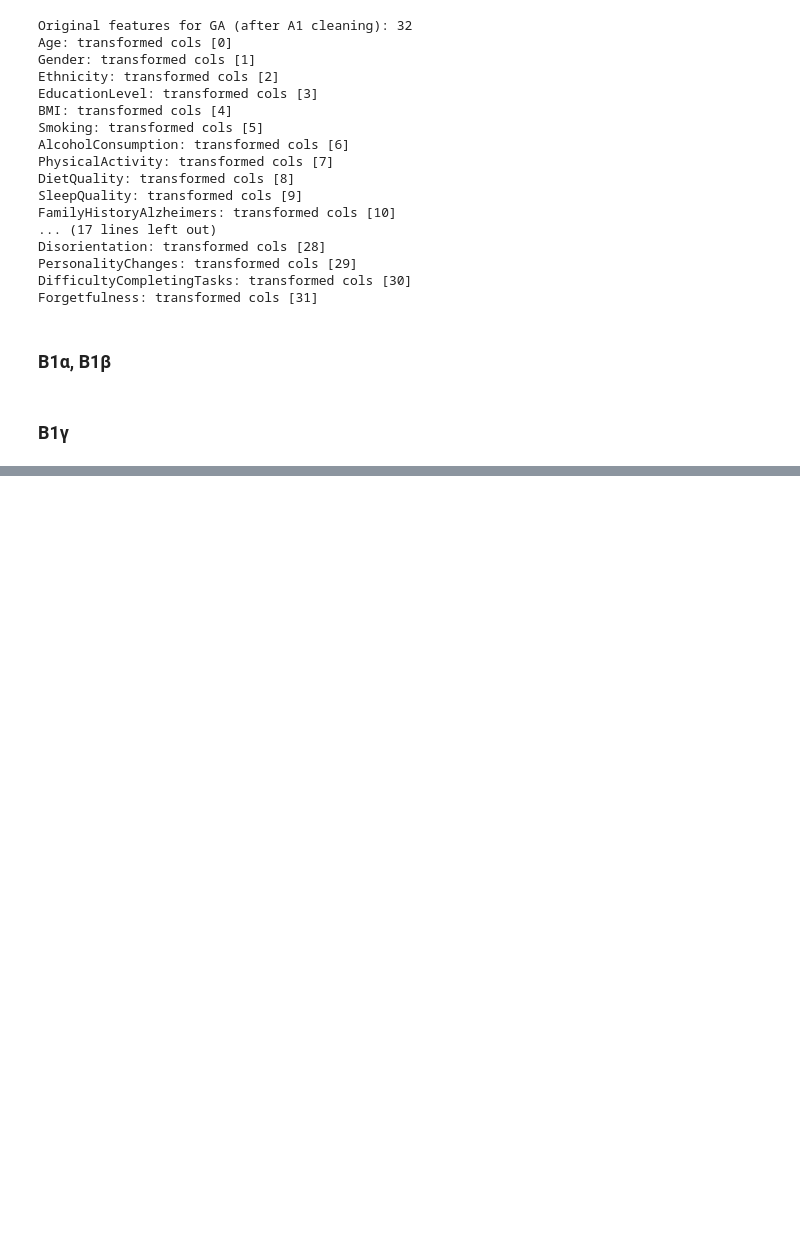
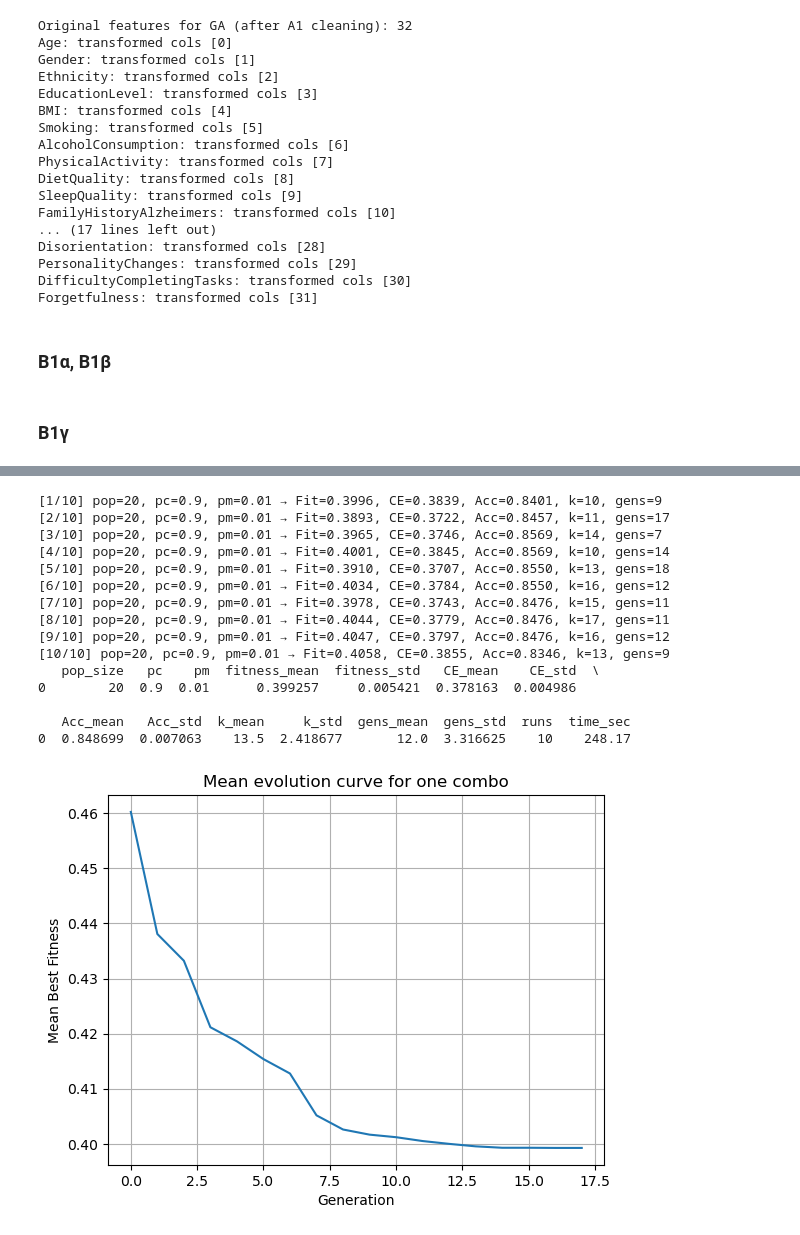
Before and after one commit to funkassembly/Computational-Intel-2025-PartB, a Jupyter notebook: YN_b_v01.ipynb, the cells around one changed output, grey strips where cells are left out. Drawn from its saved outputs; the diff is of its cells as text; code cells hidden in the pictures; blank space fills up the shorter version.

```diff
--- a/YN_b_v01.ipynb
+++ b/YN_b_v01.ipynb
@@ -185,0 +647,40 @@ Demo chromosome: {'fitness': 0.6436, 'CE': 0.6155, 'Acc': 0.7268, 'k': 18}
+# %%
+# 4th combo
+df_one, curve_one = run_single_combo(
+    pop_size=20,
+    pc=0.9,
+    pm=0.01,
+    repeats=10,
+    lam=0.05,
+    max_gens=300,
+    patience=15,
+    min_rel_improv=0.01,
+    patience_rel=5,
+    verbose=True
+)
+print(df_one)
+
+plt.figure()
+plt.plot(curve_one)
+plt.xlabel("Generation")
+plt.ylabel("Mean Best Fitness")
+plt.title("Mean evolution curve for one combo")
+plt.grid(True)
+plt.show()
+# %% [output]
+[1/10] pop=20, pc=0.9, pm=0.01 → Fit=0.3996, CE=0.3839, Acc=0.8401, k=10, gens=9
+[2/10] pop=20, pc=0.9, pm=0.01 → Fit=0.3893, CE=0.3722, Acc=0.8457, k=11, gens=17
+[3/10] pop=20, pc=0.9, pm=0.01 → Fit=0.3965, CE=0.3746, Acc=0.8569, k=14, gens=7
+[4/10] pop=20, pc=0.9, pm=0.01 → Fit=0.4001, CE=0.3845, Acc=0.8569, k=10, gens=14
+[5/10] pop=20, pc=0.9, pm=0.01 → Fit=0.3910, CE=0.3707, Acc=0.8550, k=13, gens=18
+[6/10] pop=20, pc=0.9, pm=0.01 → Fit=0.4034, CE=0.3784, Acc=0.8550, k=16, gens=12
+[7/10] pop=20, pc=0.9, pm=0.01 → Fit=0.3978, CE=0.3743, Acc=0.8476, k=15, gens=11
+[8/10] pop=20, pc=0.9, pm=0.01 → Fit=0.4044, CE=0.3779, Acc=0.8476, k=17, gens=11
+[9/10] pop=20, pc=0.9, pm=0.01 → Fit=0.4047, CE=0.3797, Acc=0.8476, k=16, gens=12
+[10/10] pop=20, pc=0.9, pm=0.01 → Fit=0.4058, CE=0.3855, Acc=0.8346, k=13, gens=9
+   pop_size   pc    pm  fitness_mean  fitness_std   CE_mean    CE_std  \
+0        20  0.9  0.01      0.399257     0.005421  0.378163  0.004986
+
+   Acc_mean   Acc_std  k_mean     k_std  gens_mean  gens_std  runs  time_sec
+0  0.848699  0.007063    13.5  2.418677       12.0  3.316625    10    248.17
+[figure, added]
```
Also changed, not shown: parts of 20 cells of this notebook.
